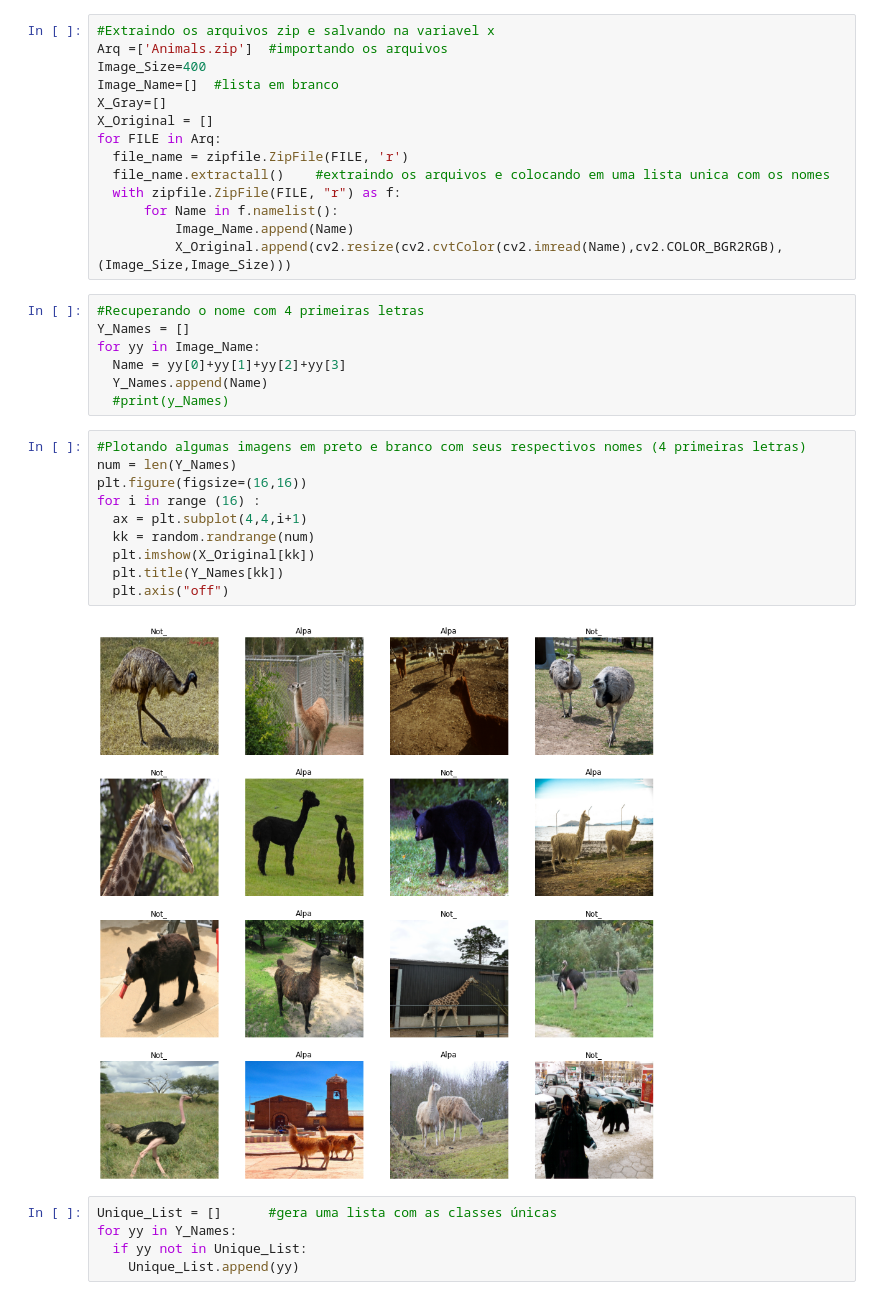
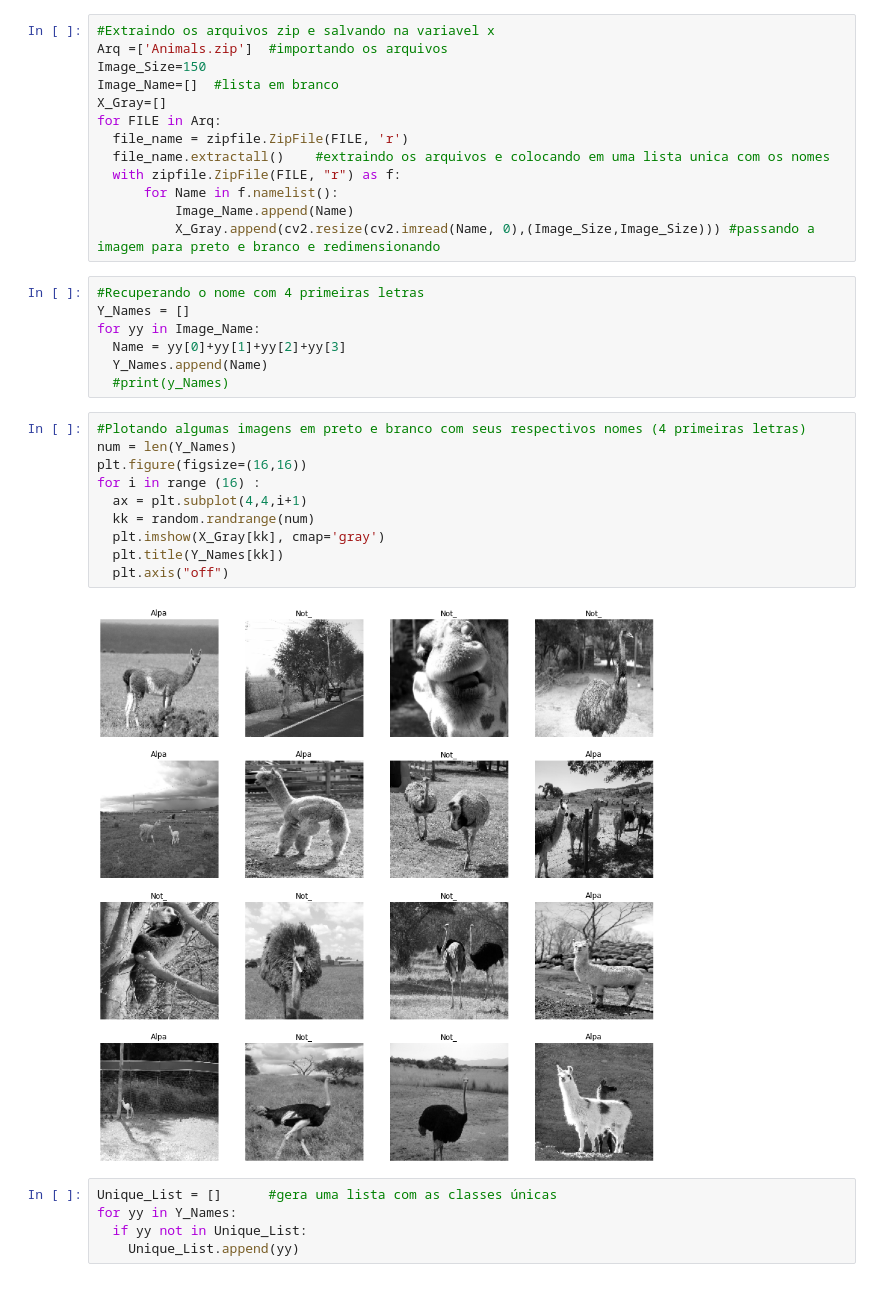
Before and after one commit to thessafuzaro/Trabalho_Imagens, a Jupyter notebook: Recycle_018_Cassificacao_Imagens_Alpaca.ipynb, the cells around one changed output. Saved outputs shown, nothing was run; the diff lists cells and outputs as text.

```diff
--- a/Recycle_018_Cassificacao_Imagens_Alpaca.ipynb
+++ b/Recycle_018_Cassificacao_Imagens_Alpaca.ipynb
@@ -32,17 +32,16 @@ def ynindicator(Y):
 # %%
 #Extraindo os arquivos zip e salvando na variavel x
 Arq =['Animals.zip']  #importando os arquivos
-Image_Size=400
+Image_Size=150
 Image_Name=[]  #lista em branco
 X_Gray=[]
-X_Original = []
 for FILE in Arq:
   file_name = zipfile.ZipFile(FILE, 'r')
   file_name.extractall()    #extraindo os arquivos e colocando em uma lista unica com os nomes
   with zipfile.ZipFile(FILE, "r") as f:
       for Name in f.namelist():
           Image_Name.append(Name)
-          X_Original.append(cv2.resize(cv2.cvtColor(cv2.imread(Name),cv2.COLOR_BGR2RGB),(Image_Size,Image_Size)))
+          X_Gray.append(cv2.resize(cv2.imread(Name, 0),(Image_Size,Image_Size))) #passando a imagem para preto e branco e redimensionando
 # %%
 #Recuperando o nome com 4 primeiras letras
 Y_Names = []
@@ -53,15 +52,15 @@ for yy in Image_Name:
 # %%
 #Plotando algumas imagens em preto e branco com seus respectivos nomes (4 primeiras letras)
 num = len(Y_Names)
 plt.figure(figsize=(16,16))
 for i in range (16) :
   ax = plt.subplot(4,4,i+1)
   kk = random.randrange(num)
-  plt.imshow(X_Original[kk])
+  plt.imshow(X_Gray[kk], cmap='gray')
   plt.title(Y_Names[kk])
   plt.axis("off")
 # %% [output]
-[figure, old version]
+[figure, new version]
 # %%
 Unique_List = []      #gera uma lista com as classes únicas
 for yy in Y_Names:
```
Also changed, not shown: parts of 5 cells of this notebook.
